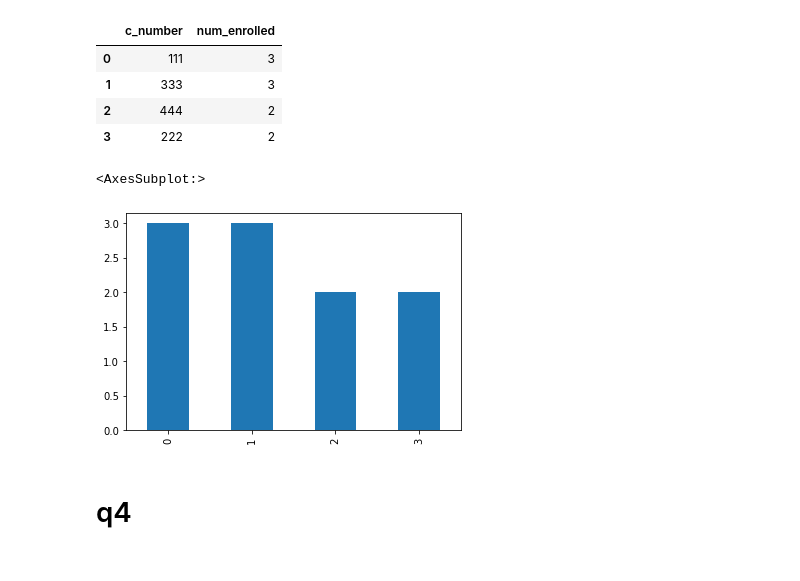
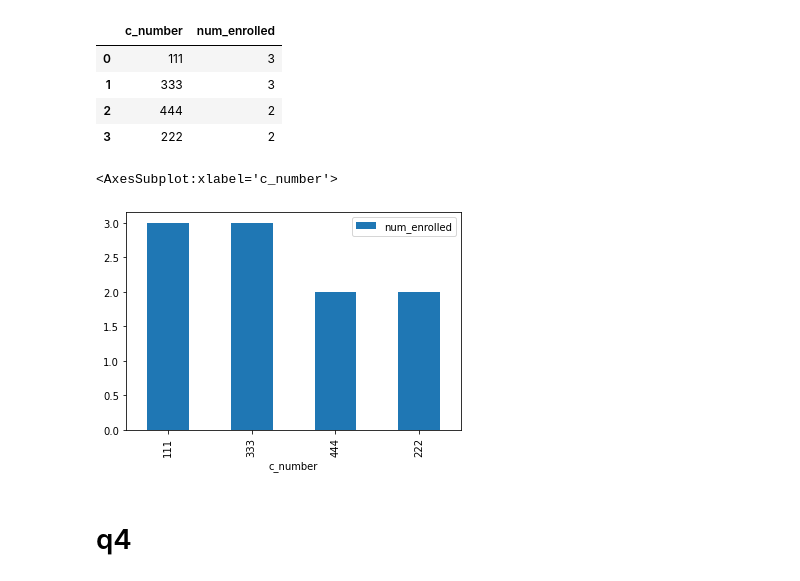
Before and after one commit to kendallsmith327/ia340, a Jupyter notebook: lab4.ipynb, the cells around one changed output. Cells and saved outputs as stored; diff of their text form; code cells hidden in the pictures.

```diff
--- a/lab4.ipynb
+++ b/lab4.ipynb
@@ -88,10 +88,10 @@ df[:]
 | 2 | 444 | 2 |
 | 3 | 222 | 2 |
 # %%
-df.num_enrolled.plot.bar(x='c_number',y='num_enrolled')
+df.plot.bar(x='c_number',y='num_enrolled')
 # %% [output]
-<AxesSubplot:>
+<AxesSubplot:xlabel='c_number'>
-[figure, old version]
+[figure, new version]
 # %% [markdown]
 # q4
 # %%
```
Also changed, not shown: parts of 3 cells of this notebook.
